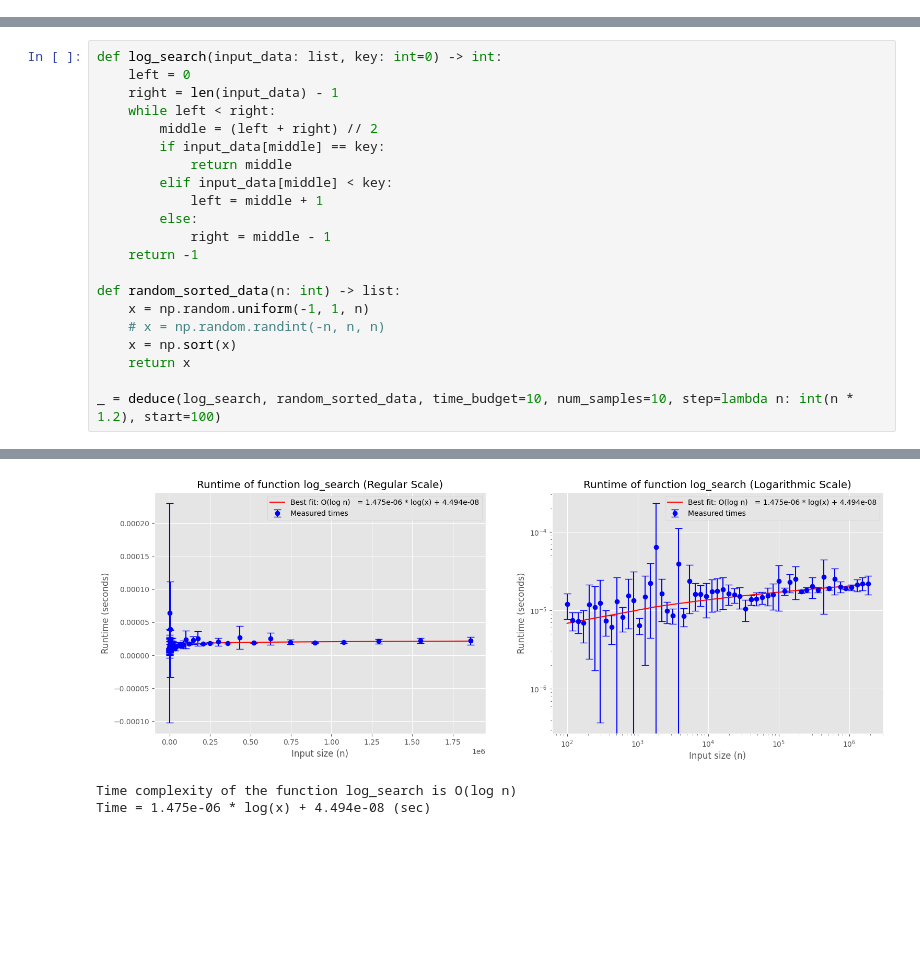
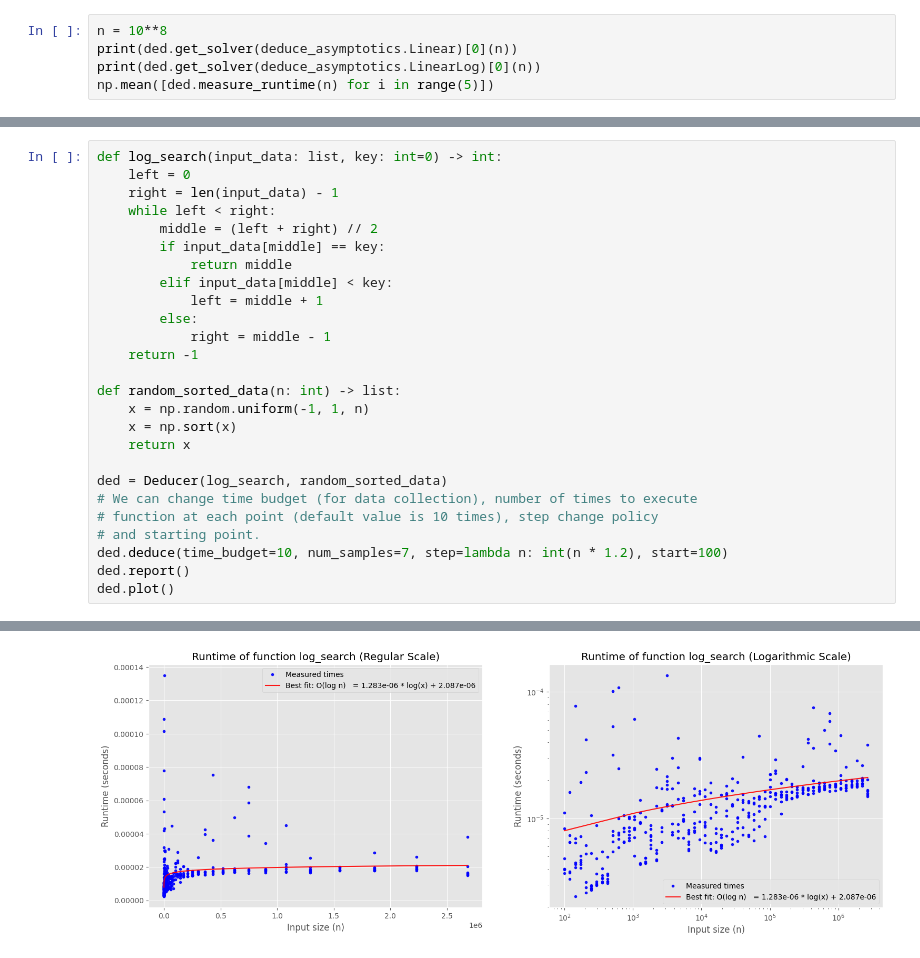
Before and after one commit to mkhlyzov/deduce_asymptotics, a Jupyter notebook: examples/example_1.ipynb, the cells around one changed output, grey strips where cells are left out. Cells and saved outputs as stored; diff of their text form; blank space fills up the shorter version.

```diff
--- a/examples/example_1.ipynb
+++ b/examples/example_1.ipynb
@@ -75,0 +130,5 @@ Time = 3.68814 (sec)
+# %%
+n = 10**8
+print(ded.get_solver(deduce_asymptotics.Linear)[0](n))
+print(ded.get_solver(deduce_asymptotics.LinearLog)[0](n))
+np.mean([ded.measure_runtime(n) for i in range(5)])
@@ -121,9 +173,14 @@ def log_search(input_data: list, key: int=0) -> int:
 
 def random_sorted_data(n: int) -> list:
     x = np.random.uniform(-1, 1, n)
-    # x = np.random.randint(-n, n, n)
     x = np.sort(x)
     return x
 
-_ = deduce(log_search, random_sorted_data, time_budget=10, num_samples=10, step=lambda n: int(n * 1.2), start=100)
+ded = Deducer(log_search, random_sorted_data)
+# We can change time budget (for data collection), number of times to execute
+# function at each point (default value is 10 times), step change policy
+# and starting point.
+ded.deduce(time_budget=10, num_samples=7, step=lambda n: int(n * 1.2), start=100)
+ded.report()
+ded.plot()
 # %% [output]
@@ -147,6 +196,4 @@ _ = deduce(log_search, random_sorted_data, time_budget=10, num_samples=10, step=
-[figure, old version]
+[figure, new version]
-Time complexity of the function log_search is O(log n)
-Time = 1.475e-06 * log(x) + 4.494e-08 (sec)
 # %%
 @numba.njit
 def insertion_sort(input_data: list) -> None:
```
Also changed, not shown: parts of 27 cells of this notebook, 1 other file.
